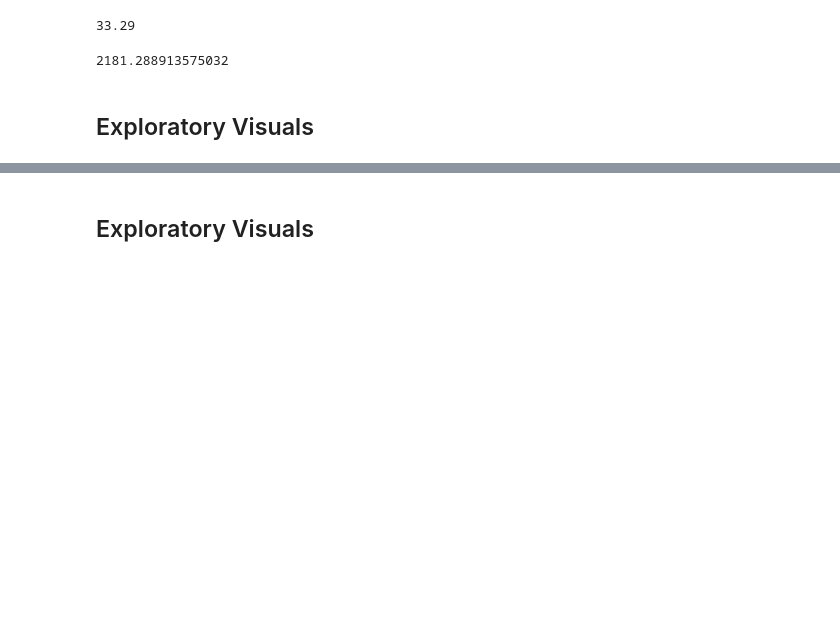
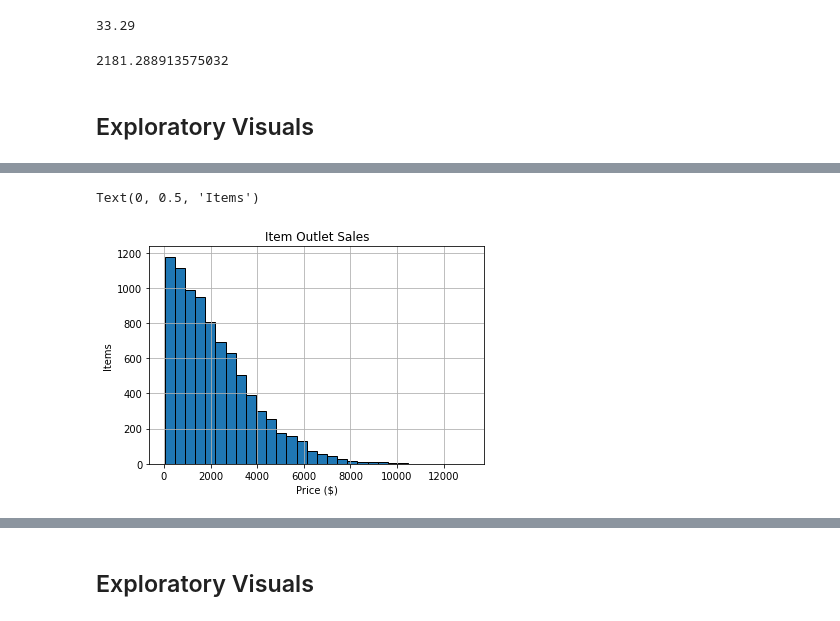
Before and after one commit to BrettBoynton/Sales-predictions, a Jupyter notebook: Sales-Predictions.ipynb, the cells around one changed output, grey strips where cells are left out. Cells and saved outputs as stored; diff of their text form; code cells hidden in the pictures; blank space fills up the shorter version.

```diff
--- a/Sales-Predictions.ipynb
+++ b/Sales-Predictions.ipynb
@@ -256,0 +283,9 @@ df['Item_Outlet_Sales'].mean()
+# %%
+ax = df['Item_Outlet_Sales'].hist(bins = 30, edgecolor = 'black')
+ax.tick_params(axis='x')
+ax.set_title('Item Outlet Sales')
+ax.set_xlabel('Price ($)')
+ax.set_ylabel('Items')
+# %% [output]
+Text(0, 0.5, 'Items')
+[figure, added]
```
Also changed, not shown: parts of 8 cells of this notebook.
